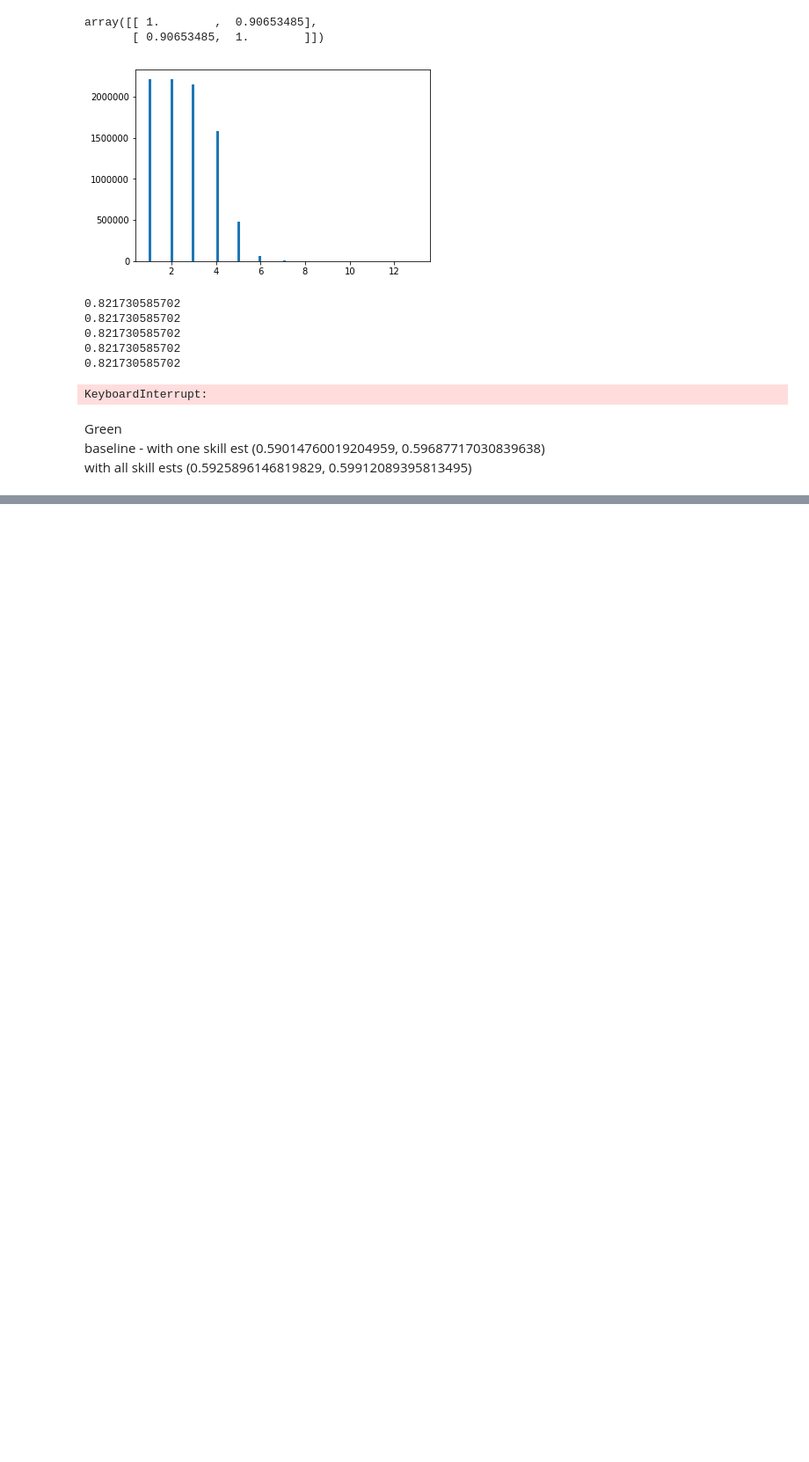
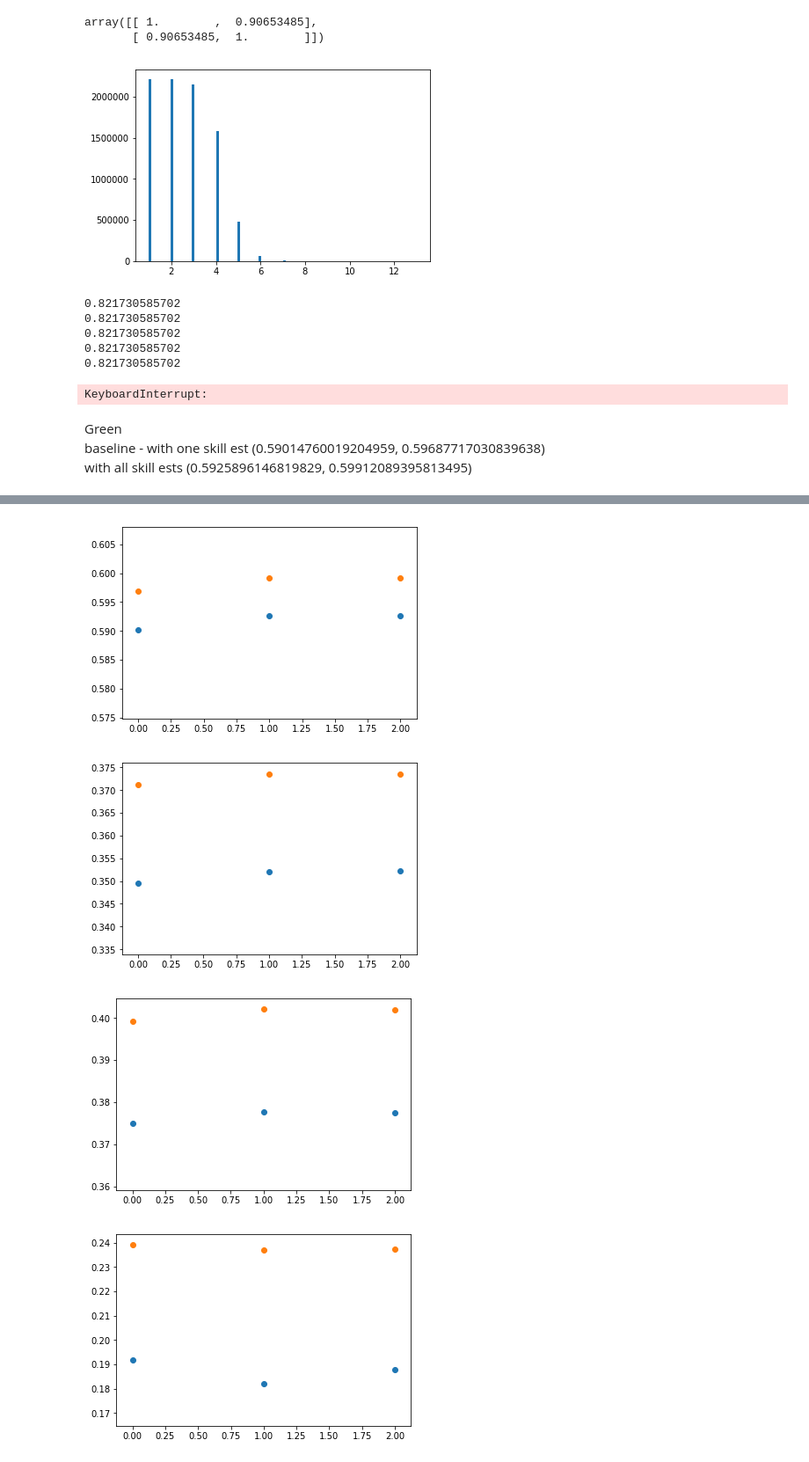
Before and after one commit to adamwlev/StrokesGained2, a Jupyter notebook: Exploration/Untitled11-Copy1.ipynb, the cells around one changed output, grey strips where cells are left out. Shown at 88% size. Drawn from its saved outputs; the diff is of its cells as text; code cells hidden in the pictures; blank space fills up the shorter version.

```diff
--- a/Exploration/Untitled11-Copy1.ipynb
+++ b/Exploration/Untitled11-Copy1.ipynb
@@ -462,0 +486,15 @@ for cat in cats[1:]:
+# %%
+results['Green'] = ((0.59014760019204959, 0.59687717030839638),(0.5925896146819829, 0.59912089395813495),
+                    (0.59264242044636906, 0.59916412028535826))
+# %%
+for cat in cats:
+    x = range(3)
+    y1,y2 = zip(*results[cat])
+    plt.scatter(x,y1)
+    plt.scatter(x,y2)
+    plt.show();
+# %% [output]
+[figure, added]
+[figure, added]
+[figure, added]
+[figure, added]
```
Also changed, not shown: parts of 3 cells of this notebook, 3 other files.
